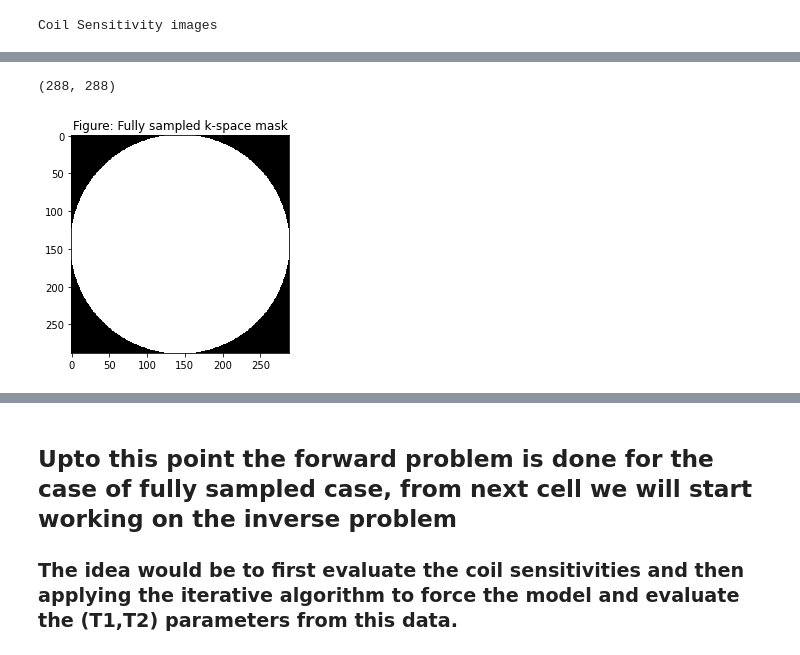
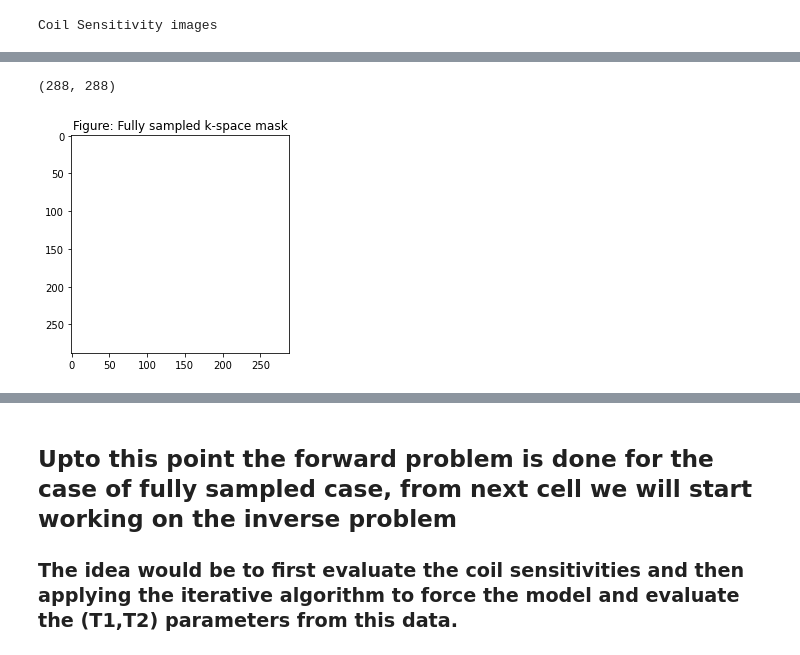
Before and after one commit to sidharthkumar10500/course_proj, a Jupyter notebook: forward_problem.ipynb, the cells around one changed output, grey strips where cells are left out. Drawn from its saved outputs; the diff is of its cells as text; code cells hidden in the pictures.

```diff
--- a/forward_problem.ipynb
+++ b/forward_problem.ipynb
@@ -131,15 +133,22 @@ Brain images as acquired by different coils
 Brain images (in k-space) as acquired by different coils
+# %%
+#!bart traj -h
+kspace_mask = np.ones((288,288))
+print(kspace_mask.shape)
+plt.imshow(np.abs(kspace_mask[:,:]).squeeze(), cmap='gray',vmax = 1,vmin=0)
+plt.title('Figure: Fully sampled k-space mask')
+plt.show()
+# %% [output]
+(288, 288)
+[figure, added]
 # %%
-#generating masks for fully sampling the k-space domain
-kspace_mask = bart(1,'t2sh_gen_mask -Y 288 -Z 288 -d 1 -C 3 -V 5 -r 1 -T 1 -E 1 -F')
-kspace_mask = kspace_mask.squeeze()
-print(kspace_mask.shape)
-plt.imshow(np.abs(kspace_mask[:,:]).squeeze(), cmap='gray',vmax = 0.1,vmin=0)
-plt.title('Figure: Fully sampled k-space mask')
-plt.show()
+# #generating masks for fully sampling the k-space domain, uses the T2shuffling case
+# kspace_mask = bart(1,'t2sh_gen_mask -Y 288 -Z 288 -d 1 -C 3 -V 5 -r 1 -T 1 -E 1 -F')
+# kspace_mask = kspace_mask.squeeze()
+# print(kspace_mask.shape)
+# plt.imshow(np.abs(kspace_mask[:,:]).squeeze(), cmap='gray',vmax = 0.1,vmin=0)
+# plt.title('Figure: Fully sampled k-space mask')
+# plt.show()
-# %% [output]
-(288, 288)
-[figure, removed]
 # %%
 #generating k-space data for the fully sampled case with 8 coils
 fully_sampled_fft = bart(1,'fmac',image_with_coil_sens_fft,kspace_mask)
```
Also changed, not shown: parts of 34 cells of this notebook, 15 other files.
